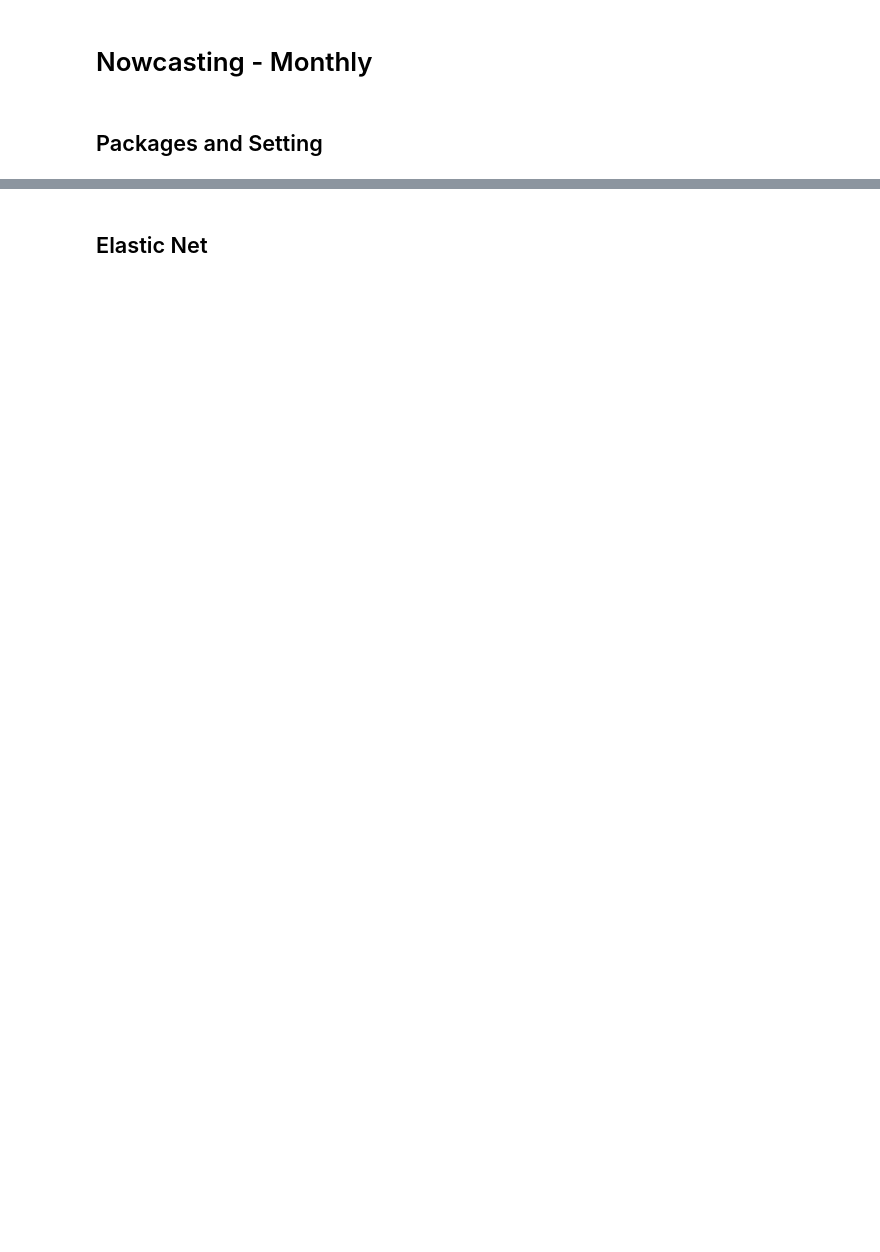
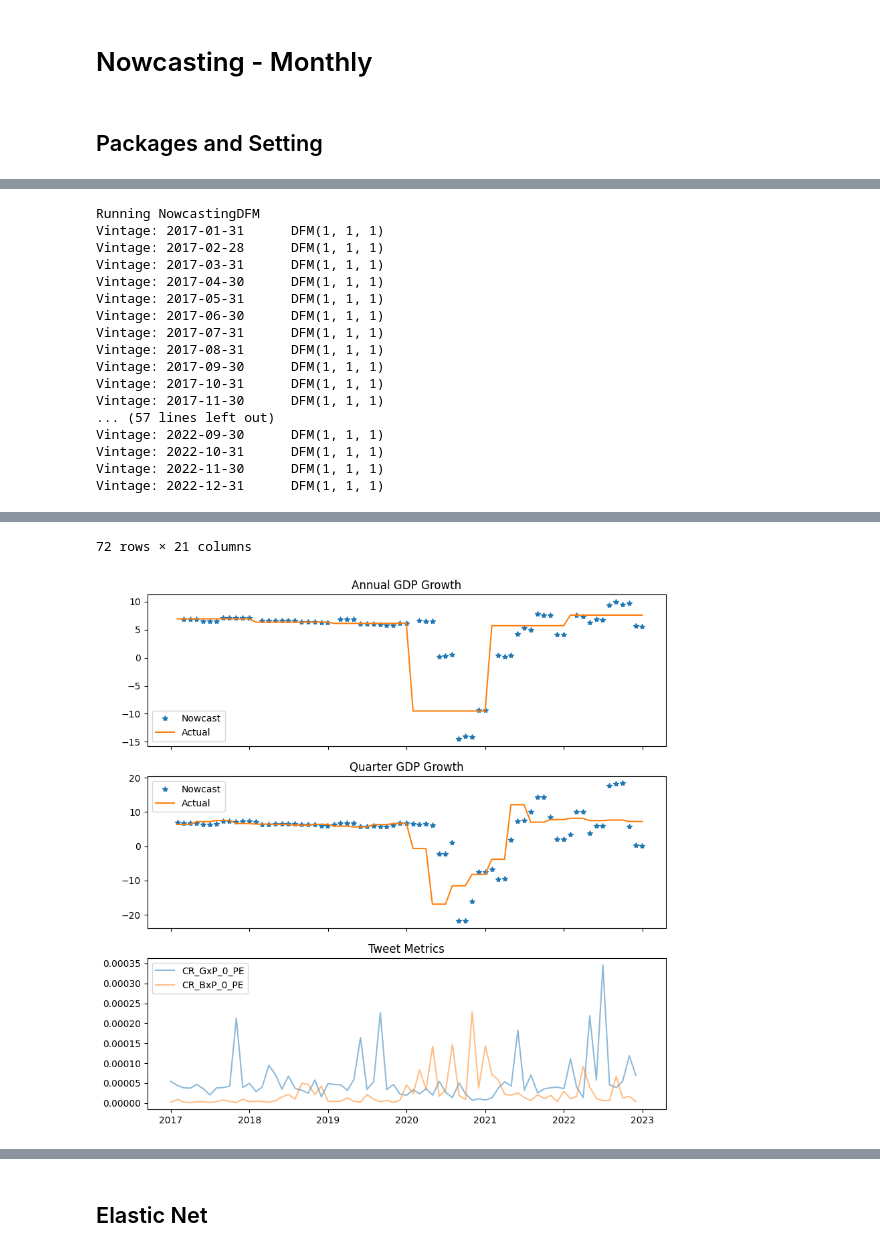
Before and after one commit to tiubenedict/TweetsNowcast, a Jupyter notebook: Nowcasting-M.ipynb, the cells around one changed output, grey strips where cells are left out. Drawn from its saved outputs; the diff is of its cells as text; code cells hidden in the pictures; blank space fills up the shorter version.

```diff
--- a/Nowcasting-M.ipynb
+++ b/Nowcasting-M.ipynb
@@ -27,0 +141,16 @@ warnings.filterwarnings("ignore")
+# %%
+target = 'GDP'
+kmpair = {'PE': ['CR_G0', 'CR_B0']}
+vintage = pd.to_datetime('2017-12-31')
+window = 13
+# lag_order = target_lag, tweet_lag, econ_lag
+# DFM_order = factor_order, error_order, k_factors, factor_lag
+model = NowcastingMLxDFM(target=target, lag_order=(4,0,0), DFM_order=(1,0,1,0), optimize_order=False, kmpair=kmpair)
+df = model.load_data(vintage=vintage, window=1000, kmpair=kmpair, with_econ=False, with_tweets=True, extend=False, DFM_order=(1,0,1,0))[0]
+display(df.tail(13))
+# model.fit_model(vintage=vintage, window=window, kmpair=kmpair, with_econ=True, with_tweets=False, DFM_order=(1,0,1,0), lag_order=(0,0,0))
+df = model.lag_data(df, lag_order=(4,0,0)).dropna()
+display(df.tail(13))
+df = df.loc[pd.to_datetime(vintage) - relativedelta(months=window) :,] ## Cut history to window size
+df = df.loc[df.index.month % 3 == vintage.month % 3, :] ## Cut to only M1/2/3 rows
+df
@@ -27,0 +312,44 @@ warnings.filterwarnings("ignore")
+# %%
+target = 'GDP'
+# kmpair = {}
+kmpair = {'PE': ['CR_GxP_0','CR_BxP_0']}
+window = 1000
+model = NowcastingDFM(DFM_order=(1,1,1), kmpair=kmpair, target=target) # DFM_order = k_factors, global_factor_order, local_factor_order
+summary = model.run(window=window,save_aggregate=True, with_econ=False, with_tweets=True) #start=pd.to_datetime('2022-10-31'),end=pd.to_datetime('2022-12-31')
+# summary = pd.read_csv('Results/DFM(2, 1, 1)-M_W25_GDP_T_summary.csv', parse_dates=['date'])
+tweets = model.load_tweets('2023-01-01', kmpair=kmpair, window=window+72).loc[dt.datetime(2017,1,1):,:]
+tweets.index = tweets.index.to_timestamp()
+
+fig, axs = plt.subplots(3, 1, figsize=(10, 10), sharex=True)
+axs[0].plot(summary['date'], summary['Nowcast_A'], linewidth=0, marker='*', label='Nowcast')
+axs[0].plot(summary['date'], summary['Actual_A'], label='Actual')
+axs[0].legend()
+axs[0].set_title('Annual GDP Growth')
+axs[1].plot(summary['date'], summary['Nowcast_Q'], linewidth=0, marker='*', label='Nowcast')
+axs[1].plot(summary['date'], summary['Actual_Q'], label='Actual')
+axs[1].legend()
+axs[1].set_title('Quarter GDP Growth')
+for metric in tweets.columns:
+    axs[2].plot(tweets.index, tweets[metric], label=metric, alpha=0.5)
+axs[2].legend(loc=2)
+axs[2].set_title('Tweet Metrics')
+fig.show()
+summary
+# %% [output]
+Running NowcastingDFM
+Vintage: 2017-01-31      DFM(1, 1, 1)
+Vintage: 2017-02-28      DFM(1, 1, 1)
+Vintage: 2017-03-31      DFM(1, 1, 1)
+Vintage: 2017-04-30      DFM(1, 1, 1)
+Vintage: 2017-05-31      DFM(1, 1, 1)
+Vintage: 2017-06-30      DFM(1, 1, 1)
+Vintage: 2017-07-31      DFM(1, 1, 1)
+Vintage: 2017-08-31      DFM(1, 1, 1)
+Vintage: 2017-09-30      DFM(1, 1, 1)
+Vintage: 2017-10-31      DFM(1, 1, 1)
+Vintage: 2017-11-30      DFM(1, 1, 1)
+... (57 lines left out)
+Vintage: 2022-09-30      DFM(1, 1, 1)
+Vintage: 2022-10-31      DFM(1, 1, 1)
+Vintage: 2022-11-30      DFM(1, 1, 1)
+Vintage: 2022-12-31      DFM(1, 1, 1)
@@ -27,0 +368,2 @@ warnings.filterwarnings("ignore")
+72 rows × 21 columns
+[figure, added]
```
Also changed, not shown: parts of 36 cells of this notebook, 1 other file.
